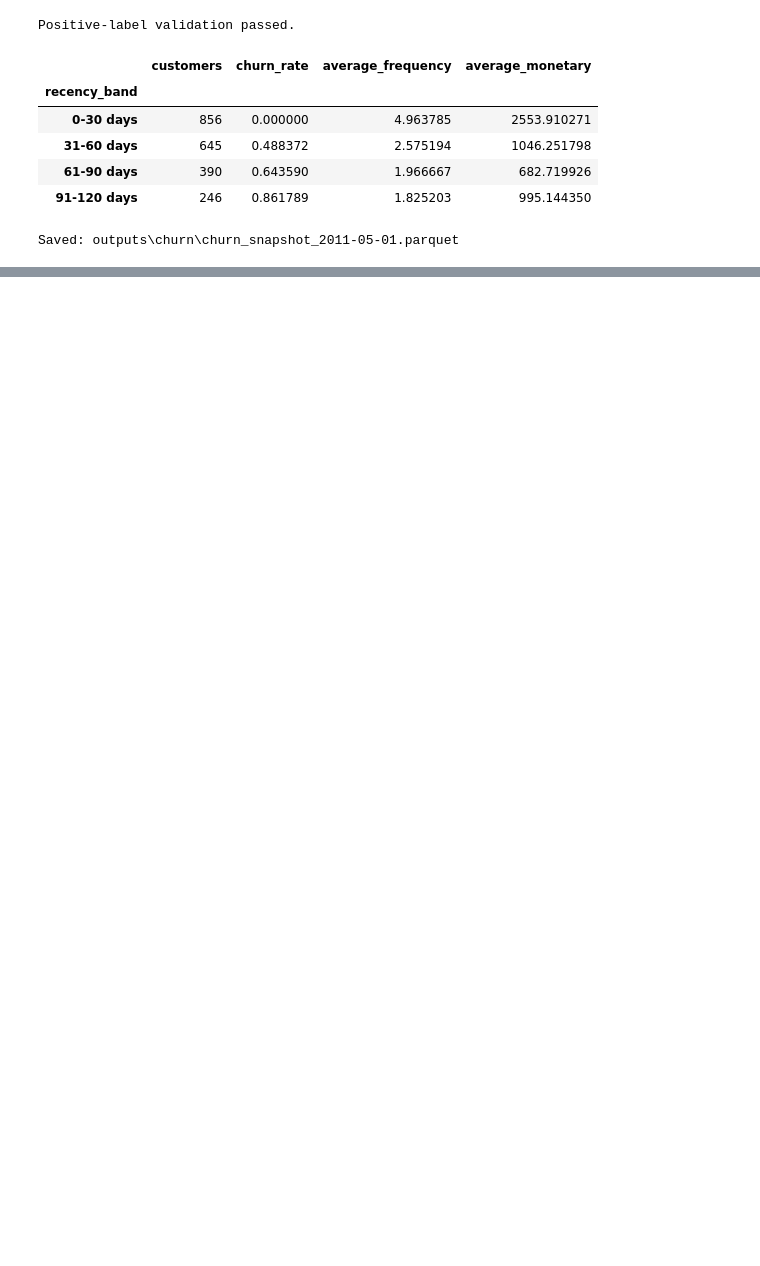
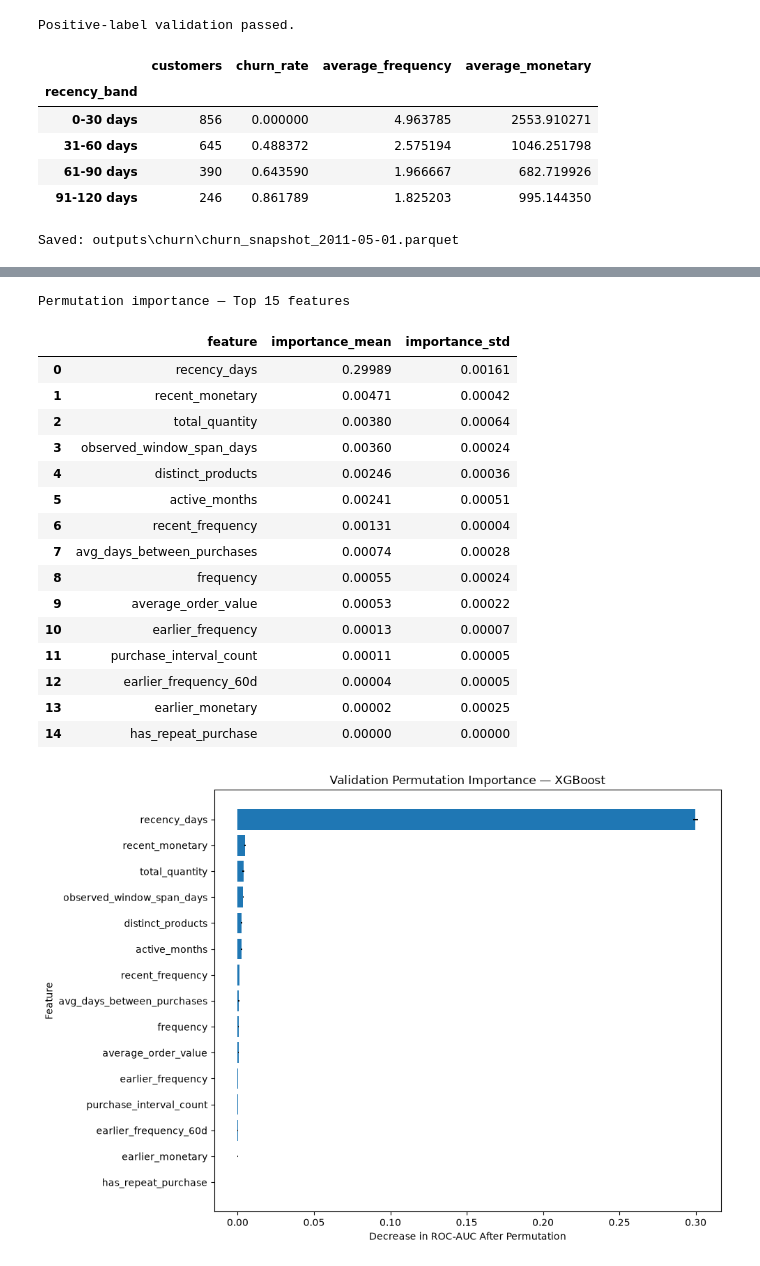
Before and after one commit to Rushankparab1234/retailpulse, a Jupyter notebook: notebooks/04_Churn_Prediction.ipynb, the cells around one changed output, grey strips where cells are left out. Saved outputs shown, nothing was run; the diff lists cells and outputs as text; code cells hidden in the pictures; blank space fills up the shorter version.

```diff
--- a/notebooks/04_Churn_Prediction.ipynb
+++ b/notebooks/04_Churn_Prediction.ipynb
@@ -1743,0 +3229,63 @@ Numeric summary:
+# %%
+# RetailPulse: permutation importance on validation data
+
+from sklearn.inspection import permutation_importance
+
+permutation_results = permutation_importance(
+    estimator=xgboost_pipeline,
+    X=X_val,
+    y=y_val,
+    scoring="roc_auc",
+    n_repeats=3,
+    random_state=42,
+    n_jobs=-1
+)
+
+permutation_importance_df = pd.DataFrame({
+    "feature": X_val.columns,
+    "importance_mean": permutation_results.importances_mean,
+    "importance_std": permutation_results.importances_std
+})
+
+permutation_importance_df = (permutation_importance_df.sort_values("importance_mean",ascending=False).reset_index(drop=True))
+
+print("Permutation importance — Top 15 features")
+
+display(permutation_importance_df.head(15).round(5))
+
+# Plot the top 15 features.
+top_permutation_features = (permutation_importance_df.head(15).sort_values("importance_mean", ascending=True))
+
+plt.figure(figsize=(10, 7))
+
+plt.barh(
+    top_permutation_features["feature"],
+    top_permutation_features["importance_mean"],
+    xerr=top_permutation_features["importance_std"]
+)
+
+plt.title("Validation Permutation Importance — XGBoost")
+plt.xlabel("Decrease in ROC-AUC After Permutation")
+plt.ylabel("Feature")
+
+plt.tight_layout()
+plt.show()
+# %% [output]
+Permutation importance — Top 15 features
+|  | feature | importance_mean | importance_std |
+| 0 | recency_days | 0.29989 | 0.00161 |
+| 1 | recent_monetary | 0.00471 | 0.00042 |
+| 2 | total_quantity | 0.00380 | 0.00064 |
+| 3 | observed_window_span_days | 0.00360 | 0.00024 |
+| 4 | distinct_products | 0.00246 | 0.00036 |
+| 5 | active_months | 0.00241 | 0.00051 |
+| 6 | recent_frequency | 0.00131 | 0.00004 |
+| 7 | avg_days_between_purchases | 0.00074 | 0.00028 |
+| 8 | frequency | 0.00055 | 0.00024 |
+| 9 | average_order_value | 0.00053 | 0.00022 |
+| 10 | earlier_frequency | 0.00013 | 0.00007 |
+| 11 | purchase_interval_count | 0.00011 | 0.00005 |
+| 12 | earlier_frequency_60d | 0.00004 | 0.00005 |
+| 13 | earlier_monetary | 0.00002 | 0.00025 |
+| 14 | has_repeat_purchase | 0.00000 | 0.00000 |
+[figure, added]
```
Also changed, not shown: parts of 81 cells of this notebook, 37 other files.
